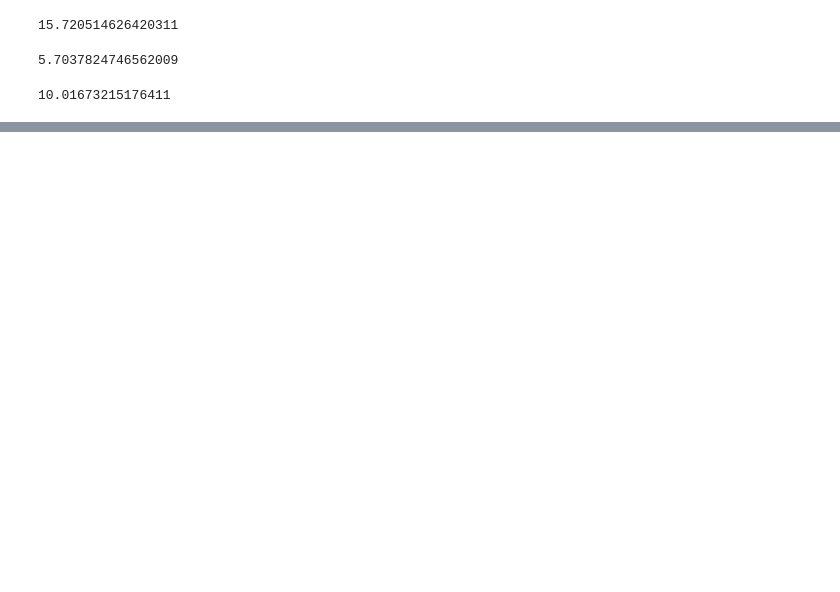
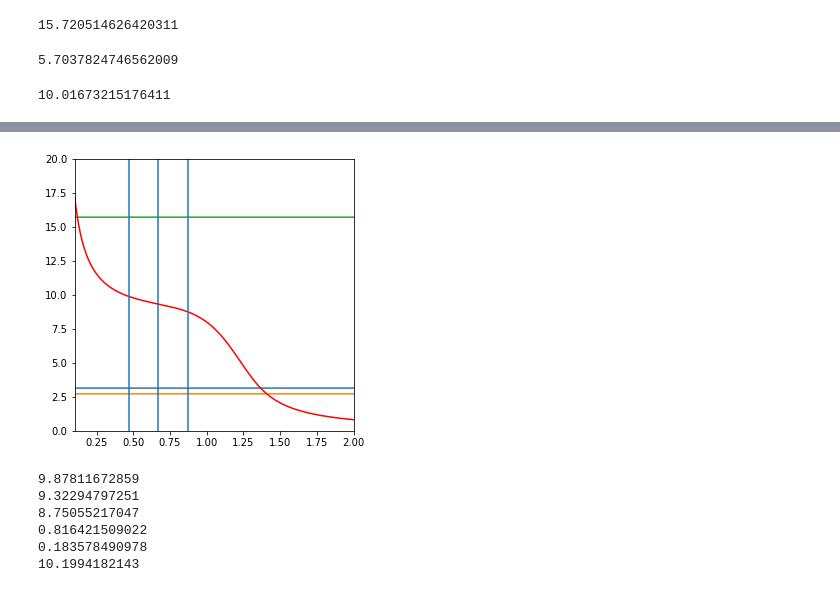
Before and after one commit to Xpitfire/deep-learning, a Jupyter notebook: experiments/Number_Theory.ipynb, the cells around one changed output, grey strips where cells are left out. Saved outputs shown, nothing was run; the diff lists cells and outputs as text; code cells hidden in the pictures; blank space fills up the shorter version.

```diff
--- a/experiments/Number_Theory.ipynb
+++ b/experiments/Number_Theory.ipynb
@@ -93,0 +132,34 @@ f_x_area
+# %%
+plt.figure(figsize=(5,5))
+
+plt.plot(base_list, pi_list)
+plt.plot(base_list, exp_list)
+plt.plot(base_list, f_x_base_area_list)
+plt.plot(base_list, base_result, c='r')
+
+plt.axvline(x=min_gradient_base)
+plt.axvline(x=min_gradient_base-0.2)
+plt.axvline(x=min_gradient_base+0.2)
+
+plt.xlim((0.1, 2))
+plt.ylim((0, 20))
+
+plt.show()
+# %% [output]
+[figure, added]
+# %%
+print(factoral_sum(min_gradient_base-0.2))
+print(factoral_sum(min_gradient_base))
+print(factoral_sum(min_gradient_base+0.2))
+
+print(factoral_sum(2))
+print(1-factoral_sum(2))
+
+print(factoral_sum(0.4))
+# %% [output]
+9.87811672859
+9.32294797251
+8.75055217047
+0.816421509022
+0.183578490978
+10.1994182143
```
Also changed, not shown: parts of 10 cells of this notebook.
